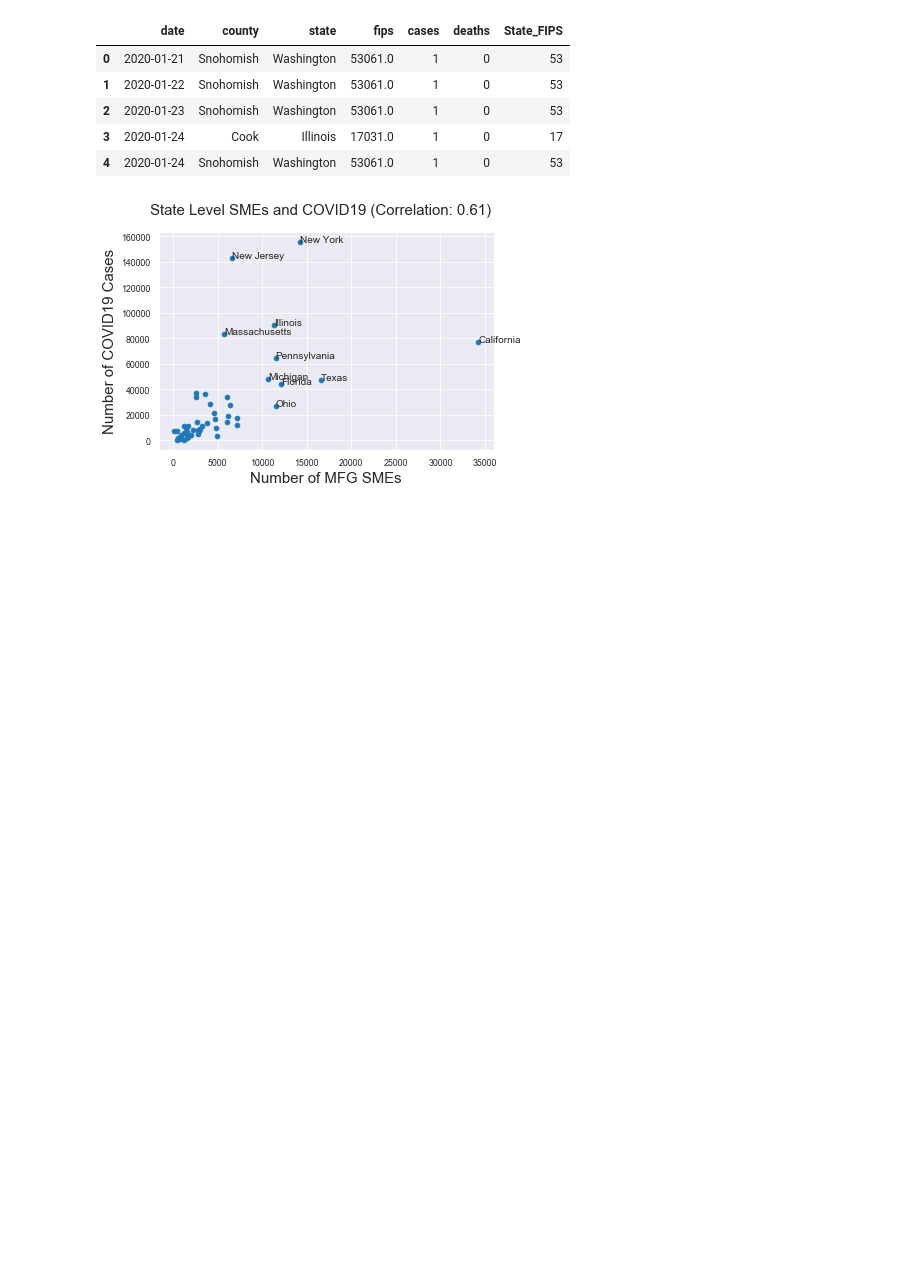
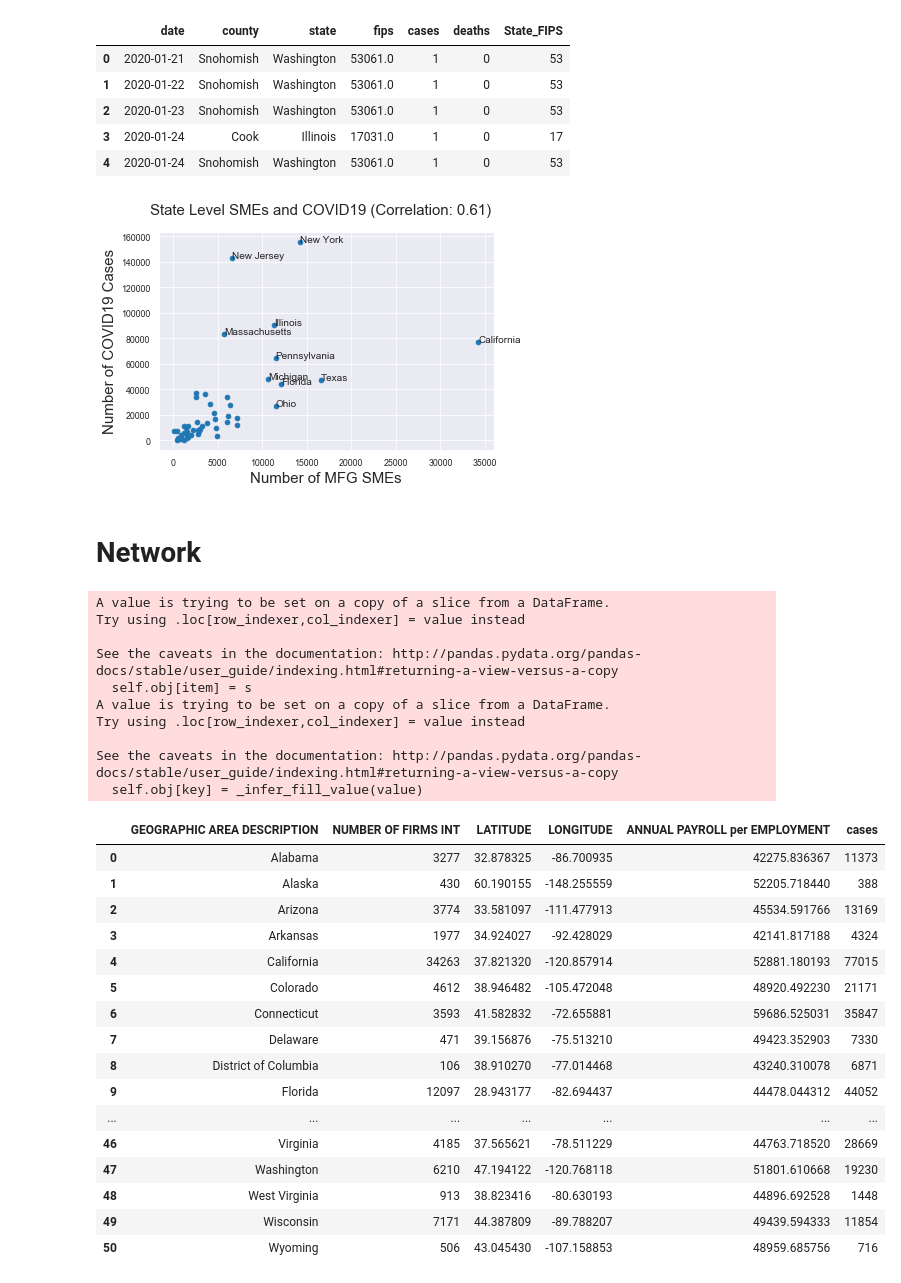
Before and after one commit to JJ5196/SMEs, a Jupyter notebook: SMEs.ipynb, the cells around one changed output. Drawn from its saved outputs; the diff is of its cells as text; code cells hidden in the pictures; blank space fills up the shorter version.

Commit message:
adding networks

```diff
--- a/SMEs.ipynb
+++ b/SMEs.ipynb
@@ -102,3 +104,39 @@ for idx in state_level_smes.index:
 plt.show()
 # %% [output]
 [figure]
+# %% [markdown]
+# Network
+# %%
+state_att=state_level_smes[['GEOGRAPHIC AREA DESCRIPTION','NUMBER OF FIRMS INT','LATITUDE','LONGITUDE','EMPLOYMENT','ANNUAL PAYROLL ($1,000)','cases']]
+state_att.loc[state_att.index,'EMPLOYMENT']=[int(i.replace(",","")) for i in state_att['EMPLOYMENT']]
+state_att.loc[state_att.index,'ANNUAL PAYROLL ($1,000)']=[int(i.replace(",","")) for i in state_att['ANNUAL PAYROLL ($1,000)']]
+state_att.loc[state_att.index,'ANNUAL PAYROLL per EMPLOYMENT']=1000*state_att.loc[state_att.index,'ANNUAL PAYROLL ($1,000)']/state_att.loc[state_att.index,'EMPLOYMENT']
+state_att[['GEOGRAPHIC AREA DESCRIPTION','NUMBER OF FIRMS INT','LATITUDE','LONGITUDE','ANNUAL PAYROLL per EMPLOYMENT','cases']]
+# %% [output]
+A value is trying to be set on a copy of a slice from a DataFrame.
+Try using .loc[row_indexer,col_indexer] = value instead
+
+See the caveats in the documentation: http://pandas.pydata.org/pandas-docs/stable/user_guide/indexing.html#returning-a-view-versus-a-copy
+  self.obj[item] = s
+A value is trying to be set on a copy of a slice from a DataFrame.
+Try using .loc[row_indexer,col_indexer] = value instead
+
+See the caveats in the documentation: http://pandas.pydata.org/pandas-docs/stable/user_guide/indexing.html#returning-a-view-versus-a-copy
+  self.obj[key] = _infer_fill_value(value)
+|  | GEOGRAPHIC AREA DESCRIPTION | NUMBER OF FIRMS INT | LATITUDE | LONGITUDE | ANNUAL PAYROLL per EMPLOYMENT | cases |
+| 0 | Alabama | 3277 | 32.878325 | -86.700935 | 42275.836367 | 11373 |
+| 1 | Alaska | 430 | 60.190155 | -148.255559 | 52205.718440 | 388 |
+| 2 | Arizona | 3774 | 33.581097 | -111.477913 | 45534.591766 | 13169 |
+| 3 | Arkansas | 1977 | 34.924027 | -92.428029 | 42141.817188 | 4324 |
+| 4 | California | 34263 | 37.821320 | -120.857914 | 52881.180193 | 77015 |
+| 5 | Colorado | 4612 | 38.946482 | -105.472048 | 48920.492230 | 21171 |
+| 6 | Connecticut | 3593 | 41.582832 | -72.655881 | 59686.525031 | 35847 |
+| 7 | Delaware | 471 | 39.156876 | -75.513210 | 49423.352903 | 7330 |
+| 8 | District of Columbia | 106 | 38.910270 | -77.014468 | 43240.310078 | 6871 |
+| 9 | Florida | 12097 | 28.943177 | -82.694437 | 44478.044312 | 44052 |
+| ... | ... | ... | ... | ... | ... | ... |
+| 46 | Virginia | 4185 | 37.565621 | -78.511229 | 44763.718520 | 28669 |
+| 47 | Washington | 6210 | 47.194122 | -120.768118 | 51801.610668 | 19230 |
+| 48 | West Virginia | 913 | 38.823416 | -80.630193 | 44896.692528 | 1448 |
+| 49 | Wisconsin | 7171 | 44.387809 | -89.788207 | 49439.594333 | 11854 |
+| 50 | Wyoming | 506 | 43.045430 | -107.158853 | 48959.685756 | 716 |
```
Also changed, not shown: parts of 7 cells of this notebook, 3 other files.
